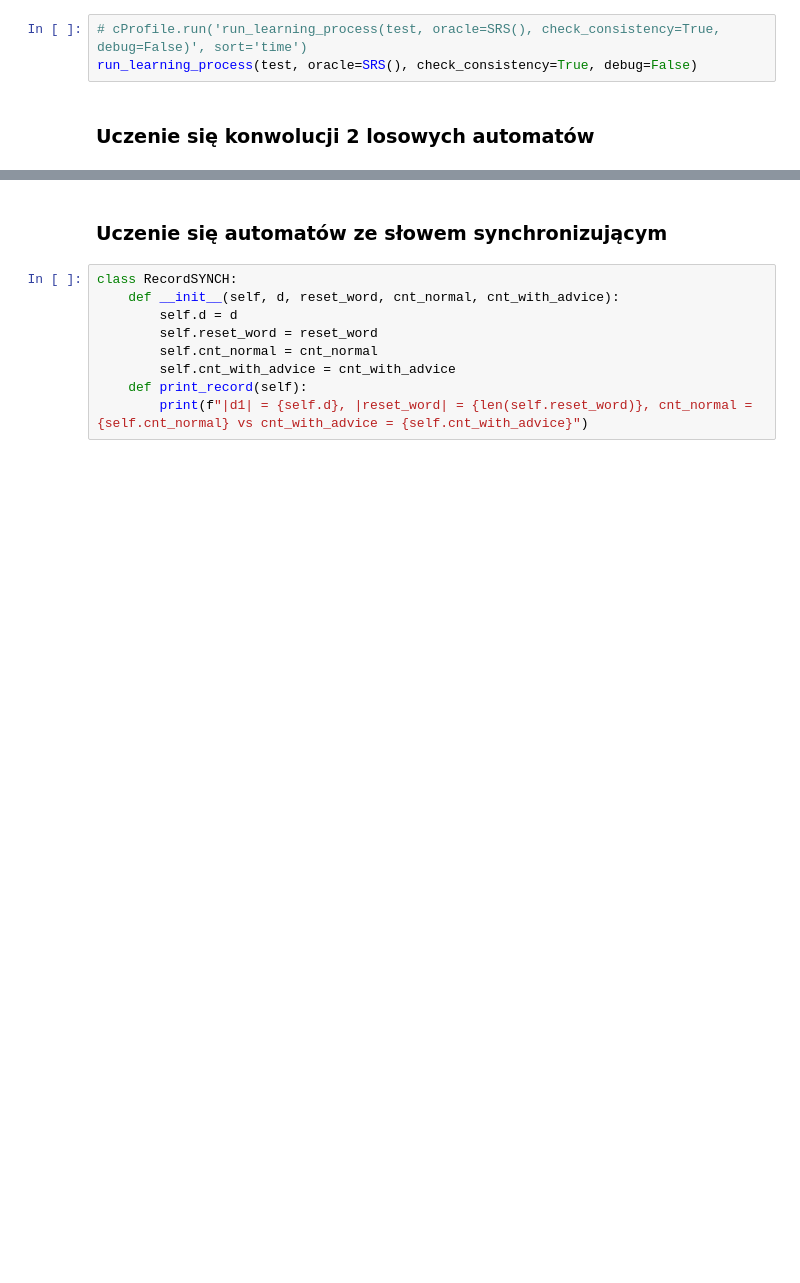
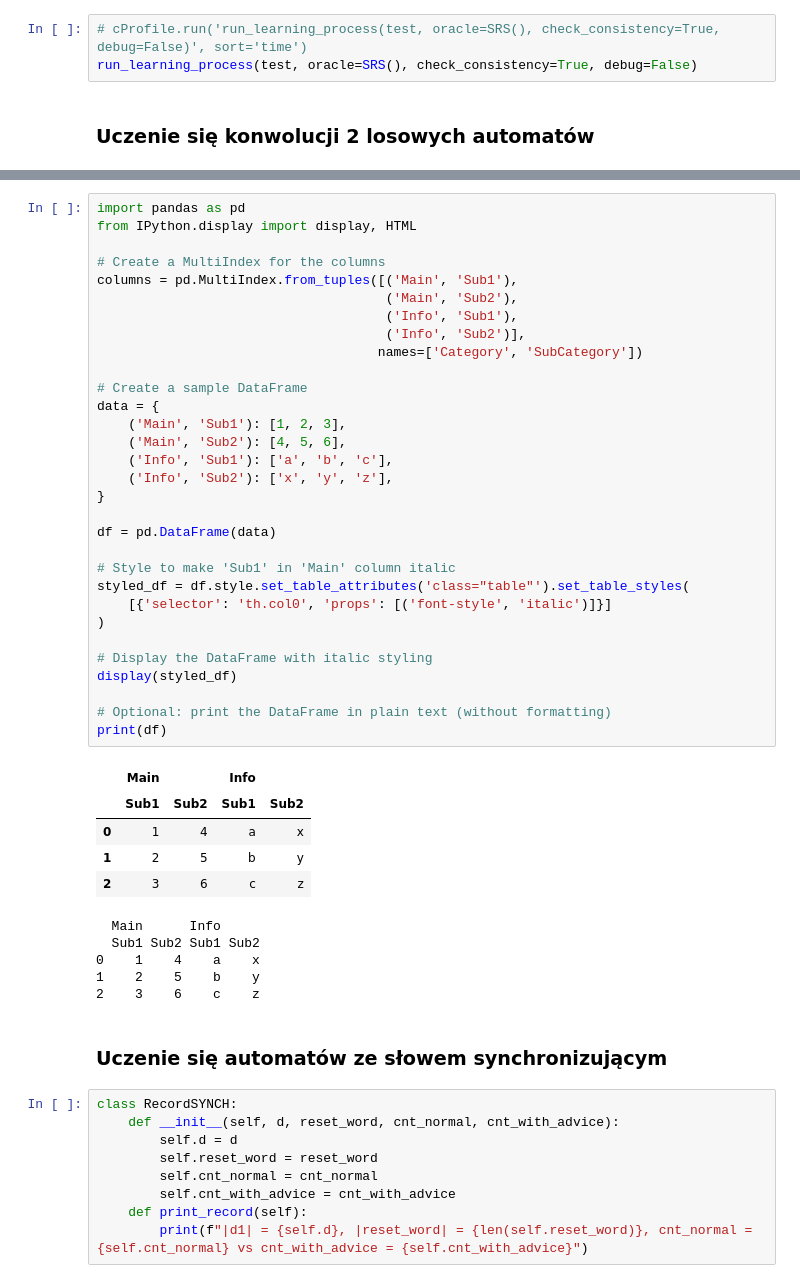
Before and after one commit to michalfica/Learning-automata-with-SRS-, a Jupyter notebook: test_algorithm/test_InferringDFA.ipynb, the cells around one changed output, grey strips where cells are left out. Saved outputs shown, nothing was run; the diff lists cells and outputs as text; blank space fills up the shorter version.

```diff
--- a/test_algorithm/test_InferringDFA.ipynb
+++ b/test_algorithm/test_InferringDFA.ipynb
@@ -308,3 +414,45 @@ for r in results:
+# %%
+import pandas as pd
+from IPython.display import display, HTML
+
+# Create a MultiIndex for the columns
+columns = pd.MultiIndex.from_tuples([('Main', 'Sub1'),
+                                     ('Main', 'Sub2'),
+                                     ('Info', 'Sub1'),
+                                     ('Info', 'Sub2')],
+                                    names=['Category', 'SubCategory'])
+
+# Create a sample DataFrame
+data = {
+    ('Main', 'Sub1'): [1, 2, 3],
+    ('Main', 'Sub2'): [4, 5, 6],
+    ('Info', 'Sub1'): ['a', 'b', 'c'],
+    ('Info', 'Sub2'): ['x', 'y', 'z'],
+}
+
+df = pd.DataFrame(data)
+
+# Style to make 'Sub1' in 'Main' column italic
+styled_df = df.style.set_table_attributes('class="table"').set_table_styles(
+    [{'selector': 'th.col0', 'props': [('font-style', 'italic')]}]
+)
+
+# Display the DataFrame with italic styling
+display(styled_df)
+
+# Optional: print the DataFrame in plain text (without formatting)
+print(df)
+# %% [output]
+|  | Main |  | Info |  |
+|  | Sub1 | Sub2 | Sub1 | Sub2 |
+| 0 | 1 | 4 | a | x |
+| 1 | 2 | 5 | b | y |
+| 2 | 3 | 6 | c | z |
+  Main      Info
+  Sub1 Sub2 Sub1 Sub2
+0    1    4    a    x
+1    2    5    b    y
+2    3    6    c    z
 # %% [markdown]
 ### Uczenie się automatów ze słowem synchronizującym
 # %%
```
Also changed, not shown: parts of 8 cells of this notebook.
